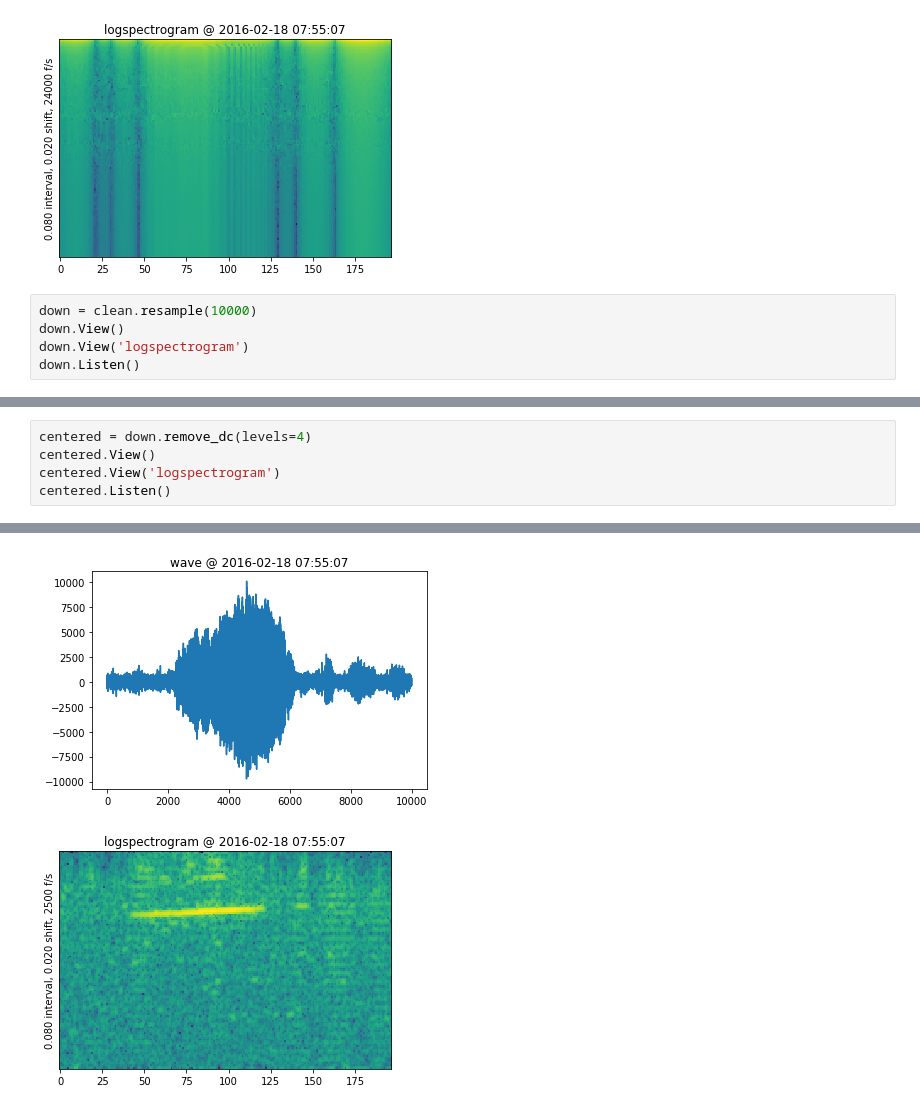
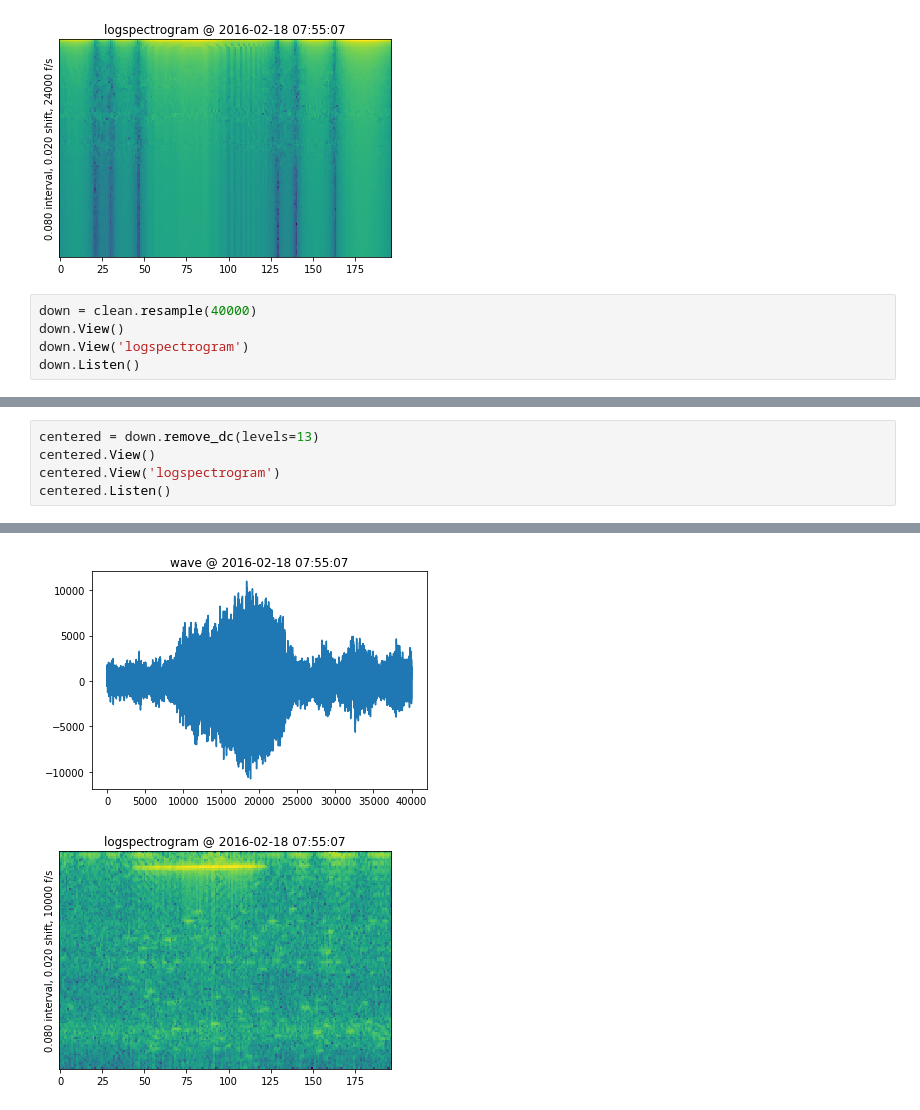
Before and after one commit to probinso/Whales, a Jupyter notebook: code/without_cenering.ipynb, the cells around one changed output, grey strips where cells are left out. Drawn from its saved outputs; the diff is of its cells as text.

```diff
--- a/code/without_cenering.ipynb
+++ b/code/without_cenering.ipynb
@@ -33,7 +33,7 @@ clean.Listen()
 [figure]
 [figure]
 # %%
-down = clean.resample(10000)
+down = clean.resample(40000)
 down.View()
 down.View('logspectrogram')
 down.Listen()
@@ -44,9 +44,9 @@ down.Listen()
 # %%
-centered = down.remove_dc(levels=4)
+centered = down.remove_dc(levels=13)
 centered.View()
 centered.View('logspectrogram')
 centered.Listen()
 # %% [output]
 [interactive output not drawn]
-[figure, old version]
+[figure, new version]
-[figure, old version]
+[figure, new version]
```
Also changed, not shown: parts of 5 cells of this notebook, 11 other files.
